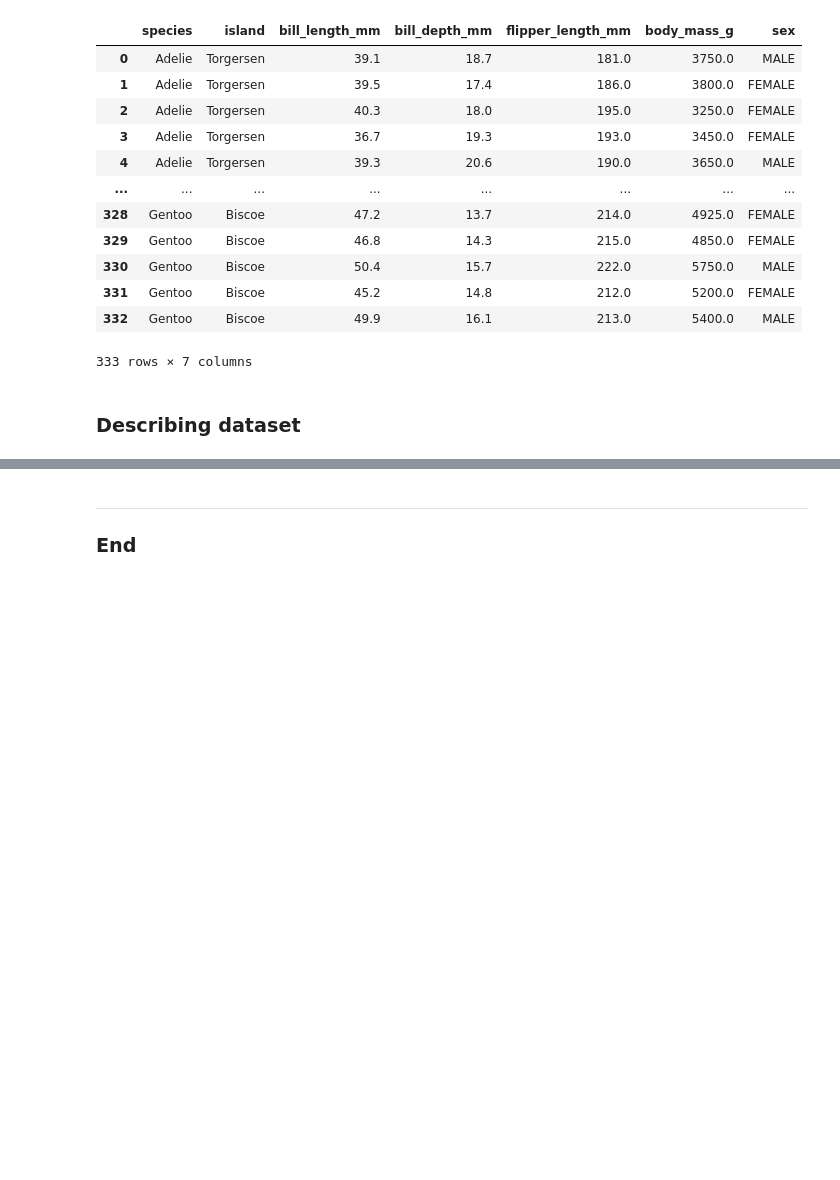
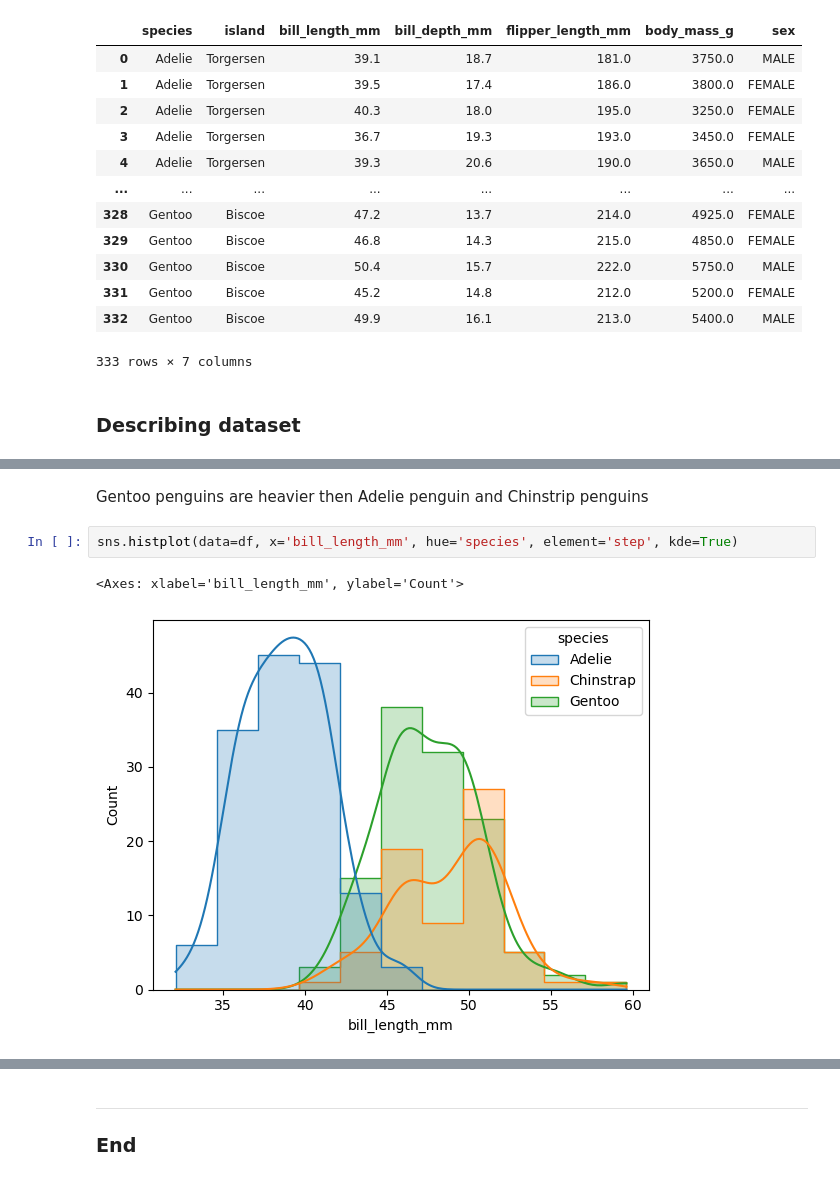
Before and after one commit to lmacakova/pda.assessment, a Jupyter notebook: penguins.ipynb, the cells around one changed output, grey strips where cells are left out. Saved outputs shown, nothing was run; the diff lists cells and outputs as text; blank space fills up the shorter version.

```diff
--- a/penguins.ipynb
+++ b/penguins.ipynb
@@ -132,0 +147,7 @@ with sns.color_palette("Set2"):
+# %% [markdown]
+Gentoo penguins are heavier then Adelie penguin and Chinstrip penguins
+# %%
+sns.histplot(data=df, x='bill_length_mm', hue='species', element='step', kde=True)
+# %% [output]
+<Axes: xlabel='bill_length_mm', ylabel='Count'>
+[figure, added]
```
Also changed, not shown: parts of 29 cells of this notebook, 1 other file.
